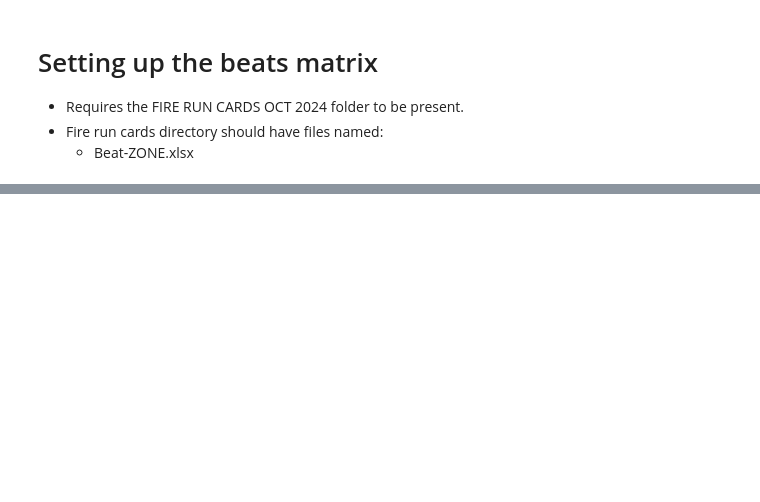
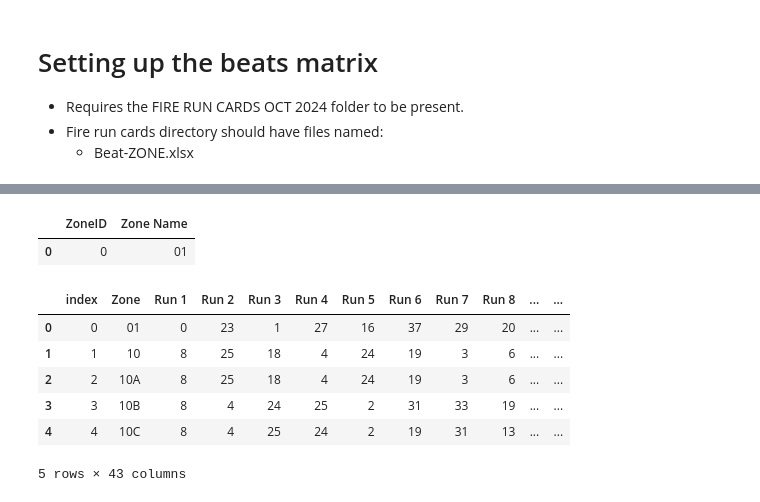
Before and after one commit to jptalusan/fire_simulator, a Jupyter notebook: preprocess.ipynb, the cells around one changed output, grey strips where cells are left out. Cells and saved outputs as stored; diff of their text form; code cells hidden in the pictures; blank space fills up the shorter version.

```diff
--- a/preprocess.ipynb
+++ b/preprocess.ipynb
@@ -353,0 +336,27 @@ File data/FIRE RUN CARDS OCT 2024/BEAT-07R.xlsx does not exist. Skipping.
+# %%
+# map the values in df to StationID in stations df. so Station 01 becomes 0, Station 02 becomes 1, etc.
+# 1. Create a mapping from facility name to StationID
+station_map = dict(zip(stations_df['Facility Name'], stations_df['StationID']))
+station_map['Station 02'] = 1 # Station 2 merged with 3
+
+# 2. Replace all station names in df (except for the 'Zone' column)
+df.iloc[:, 1:] = df.iloc[:, 1:].replace(station_map)
+df.replace('None', -1, inplace=True)
+df = df.reset_index(drop=False)
+zones_df = df[["index", "Zone"]].copy()
+zones_df.rename(columns={"index": "ZoneID", "Zone":"Zone Name"}, inplace=True)
+zones_df.to_csv("data/zones.csv", index=False)
+zones_df.head(1)
+# %% [output]
+|  | ZoneID | Zone Name |
+| 0 | 0 | 01 |
+# %%
+df.head()
+# %% [output]
+|  | index | Zone | Run 1 | Run 2 | Run 3 | Run 4 | Run 5 | Run 6 | Run 7 | Run 8 | ... | ... |
+| 0 | 0 | 01 | 0 | 23 | 1 | 27 | 16 | 37 | 29 | 20 | ... | ... |
+| 1 | 1 | 10 | 8 | 25 | 18 | 4 | 24 | 19 | 3 | 6 | ... | ... |
+| 2 | 2 | 10A | 8 | 25 | 18 | 4 | 24 | 19 | 3 | 6 | ... | ... |
+| 3 | 3 | 10B | 8 | 4 | 24 | 25 | 2 | 31 | 33 | 19 | ... | ... |
+| 4 | 4 | 10C | 8 | 4 | 25 | 24 | 2 | 19 | 31 | 13 | ... | ... |
+5 rows × 43 columns
```
Also changed, not shown: parts of 21 cells of this notebook, 8 other files.
